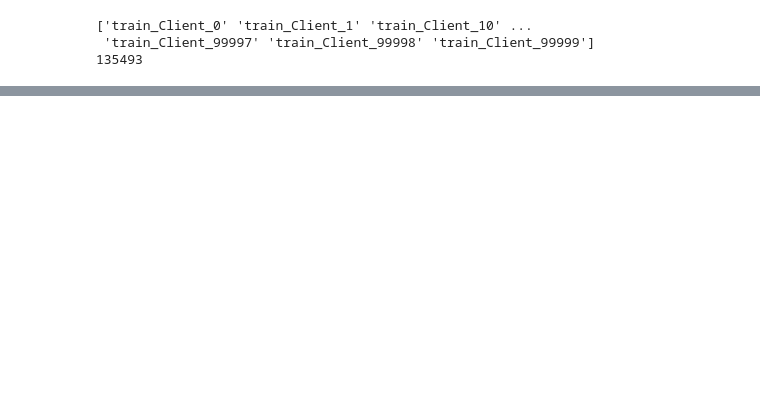
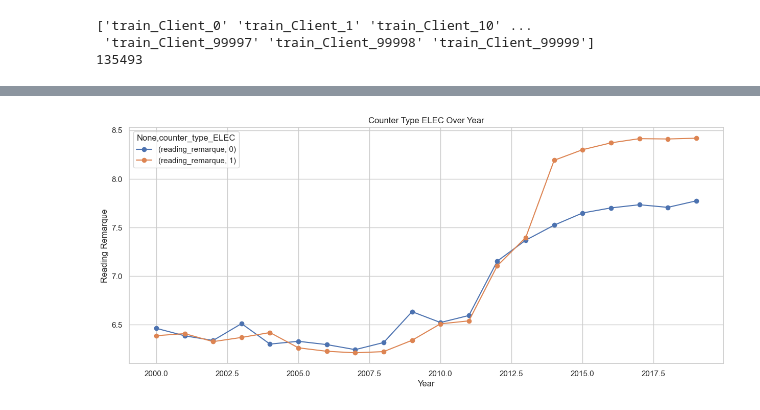
Before and after one commit to tomduese/ds-fraud-detection, a Jupyter notebook: fraud_detection.ipynb, the cells around one changed output, grey strips where cells are left out. Drawn from its saved outputs; the diff is of its cells as text; code cells hidden in the pictures; blank space fills up the shorter version.

```diff
--- a/fraud_detection.ipynb
+++ b/fraud_detection.ipynb
@@ -612,0 +664,25 @@ plt.show()
+# %%
+
+
+# Extract year from the invoice_date column
+merged_df_train["year"] = pd.DatetimeIndex(merged_df_train["invoice_date"]).year
+
+# Group by year and counter type, and calculate the mean of reading_remarque
+grouped = merged_df_train.groupby(["year", "counter_type_ELEC"]).agg({"reading_remarque": "mean"})
+
+# Reshape the data to wide format
+wide_df = grouped.unstack("counter_type_ELEC")
+
+# Create the line plot
+fig, ax = plt.subplots(figsize=(15, 6))
+wide_df.plot(ax=ax, marker="o")
+
+# Set the axis labels and title
+ax.set_xlabel("Year")
+ax.set_ylabel("Reading Remarque")
+ax.set_title("Counter Type ELEC Over Year")
+
+# Show the plot
+plt.show()
+# %% [output]
+[figure, added]
```
Also changed, not shown: parts of 22 cells of this notebook.
